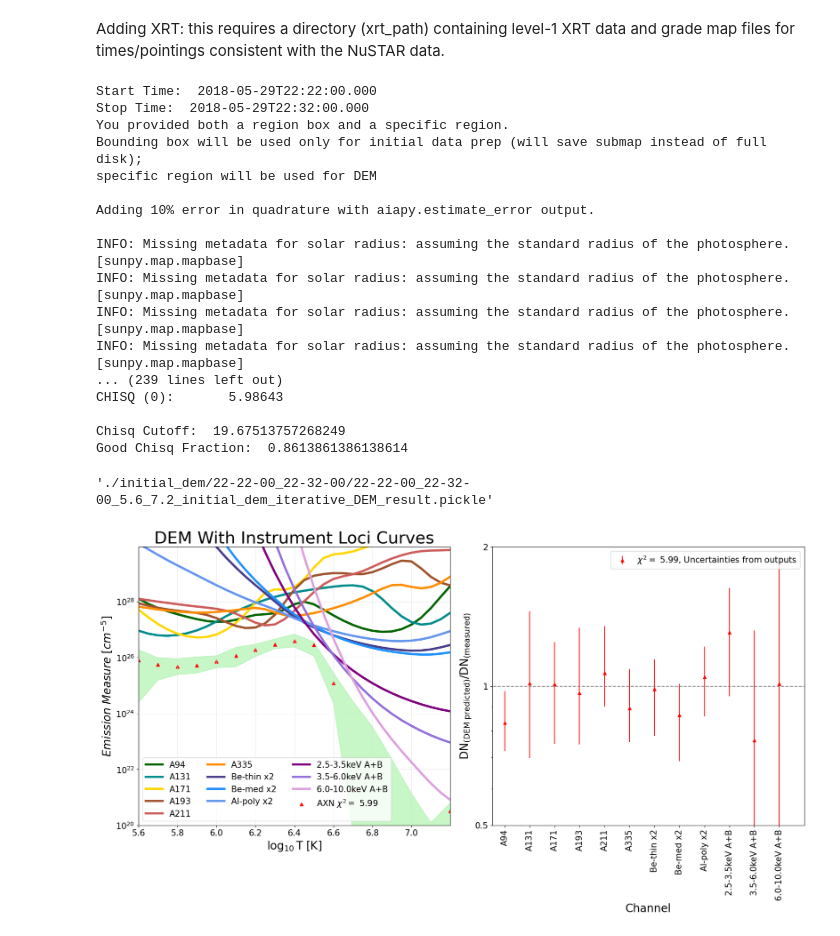
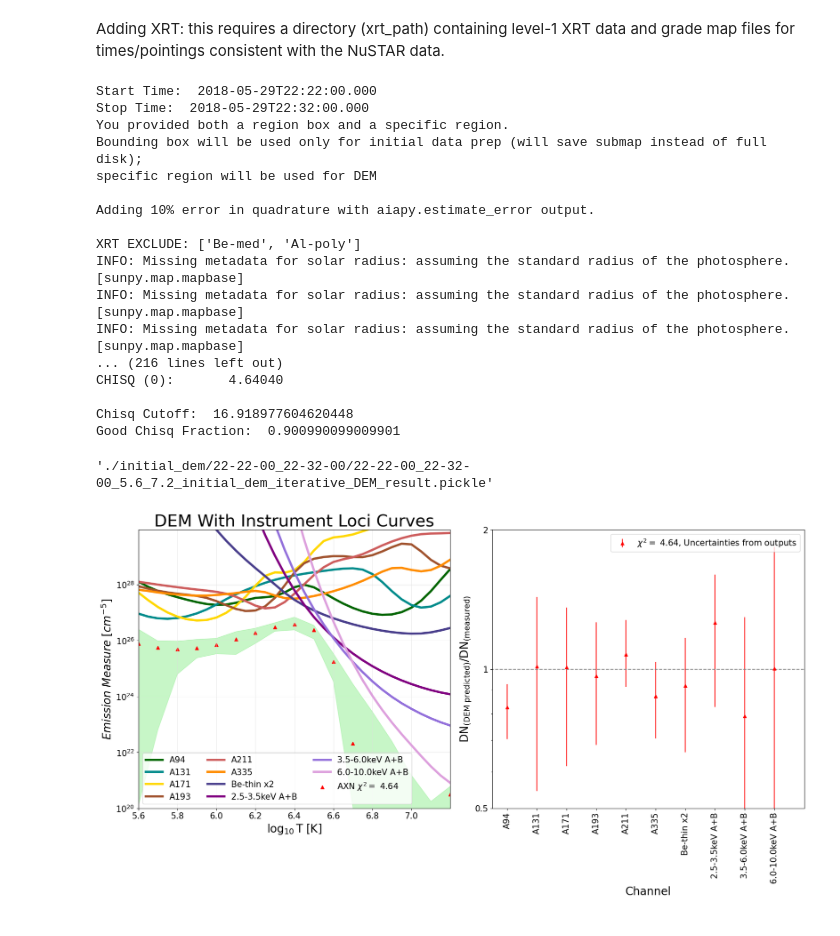
Before and after one commit to jessiemcd/do-dem, a Jupyter notebook: getting_started-xrt_iterative.ipynb, the cells around one changed output. Drawn from its saved outputs; the diff is of its cells as text; code cells hidden in the pictures.

```diff
--- a/getting_started-xrt_iterative.ipynb
+++ b/getting_started-xrt_iterative.ipynb
@@ -335,37 +276,37 @@ dodem.run_iterative_wrapper(time_interval, bl, tr, xrt=xrt, aia=aia, nustar=nust
                                     mc_iter=100, dT=0.1, chi_thresh=0.95,
 
                                     #nustar related
                                     combine_fpm=True,nuenergies=nuenergies, make_nustar=True,
                                     datapath=datapath, gtifile=gtifile,
                                     COM_nustar_region=True, nuclobber=False, edit_regfile=True,
 
                                     #aia related
                                     aiamethod='Auto', real_aia_err=True,
                                     input_aia_region="circle", input_aia_region_dict=region_input,
                                        sunpy_dir=sunpy_dir, errortab=errortab,
 
 
                                    #xrt related
                                    xrtmethod='Average', real_xrt_err=True, xrt_path=xrt_path,
-                                    xrt_exposure_dict=exposure_dict,
+                                    xrt_exposure_dict=exposure_dict, xrt_exclude=['Be-med', 'Al-poly'],
                                     input_xrt_region="circle", input_xrt_region_dict=region_input)
 # %% [output]
 Start Time:  2018-05-29T22:22:00.000
 Stop Time:  2018-05-29T22:32:00.000
 You provided both a region box and a specific region.
 Bounding box will be used only for initial data prep (will save submap instead of full disk);
 specific region will be used for DEM
 
 Adding 10% error in quadrature with aiapy.estimate_error output.
 
+XRT EXCLUDE: ['Be-med', 'Al-poly']
 INFO: Missing metadata for solar radius: assuming the standard radius of the photosphere. [sunpy.map.mapbase]
 INFO: Missing metadata for solar radius: assuming the standard radius of the photosphere. [sunpy.map.mapbase]
 INFO: Missing metadata for solar radius: assuming the standard radius of the photosphere. [sunpy.map.mapbase]
-INFO: Missing metadata for solar radius: assuming the standard radius of the photosphere. [sunpy.map.mapbase]
-... (239 lines left out)
-CHISQ (0):       5.98643
+... (216 lines left out)
+CHISQ (0):       4.64040
 
-Chisq Cutoff:  19.67513757268249
-Good Chisq Fraction:  0.8613861386138614
+Chisq Cutoff:  16.918977604620448
+Good Chisq Fraction:  0.900990099009901
 './initial_dem/22-22-00_22-32-00/22-22-00_22-32-00_5.6_7.2_initial_dem_iterative_DEM_result.pickle'
-[figure, old version]
+[figure, new version]
```
Also changed, not shown: parts of 3 cells of this notebook, 7 other files.
